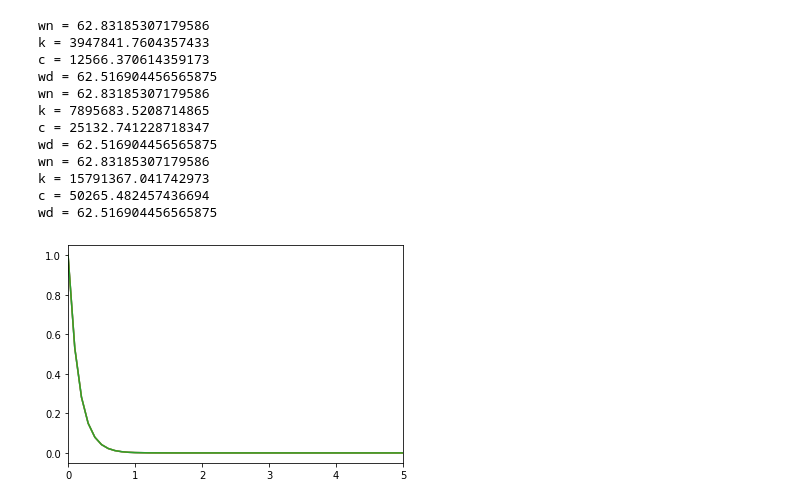
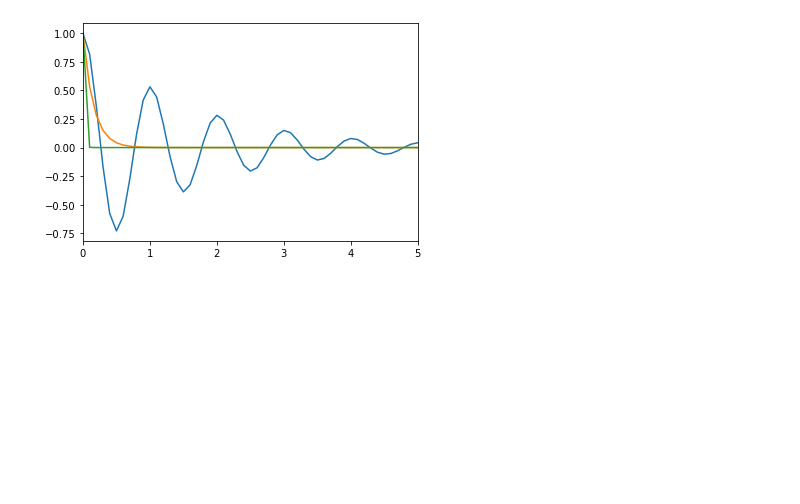
Before and after one commit to ttbee0918/1D_MCK, a Jupyter notebook: Multi-1DMCK.ipynb, the cells around one changed output. Saved outputs shown, nothing was run; the diff lists cells and outputs as text; code cells hidden in the pictures; blank space fills up the shorter version.

```diff
--- a/Multi-1DMCK.ipynb
+++ b/Multi-1DMCK.ipynb
@@ -61,20 +32,8 @@ wd = 3.8405728739343044
 # %%
 plt.show()
 plt.xlim((0, 5))
-MFD1D(1000,10,0.1,1,0)
-MFD1D(2000,10,0.1,1,0)
-MFD1D(4000,10,0.1,1,0)
+MFD1D(1,0.1,1,0)
+MFD1D(10,0.1,1,0)
+MFD1D(100,0.1,1,0)
 # %% [output]
-wn = 62.83185307179586
-k = 3947841.7604357433
-c = 12566.370614359173
-wd = 62.516904456565875
-wn = 62.83185307179586
-k = 7895683.5208714865
-c = 25132.741228718347
-wd = 62.516904456565875
-wn = 62.83185307179586
-k = 15791367.041742973
-c = 50265.482457436694
-wd = 62.516904456565875
-[figure, old version]
+[figure, new version]
```
Also changed, not shown: parts of 2 cells of this notebook.
